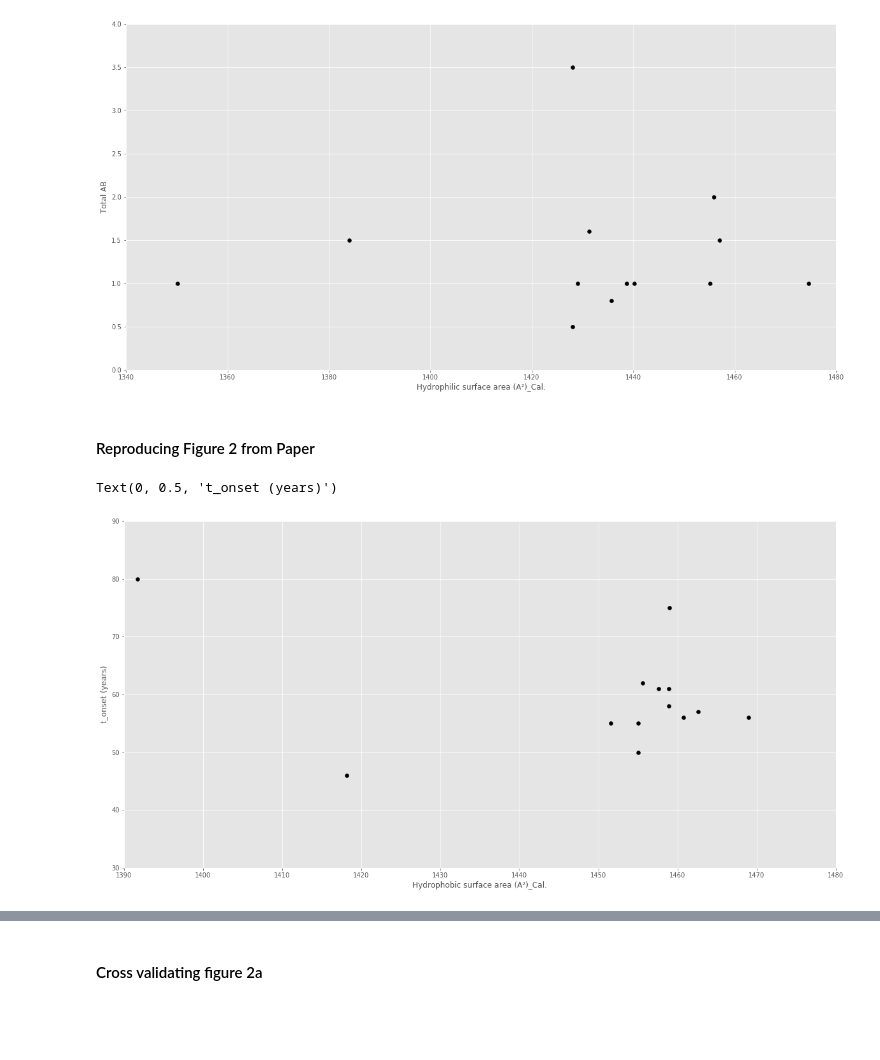
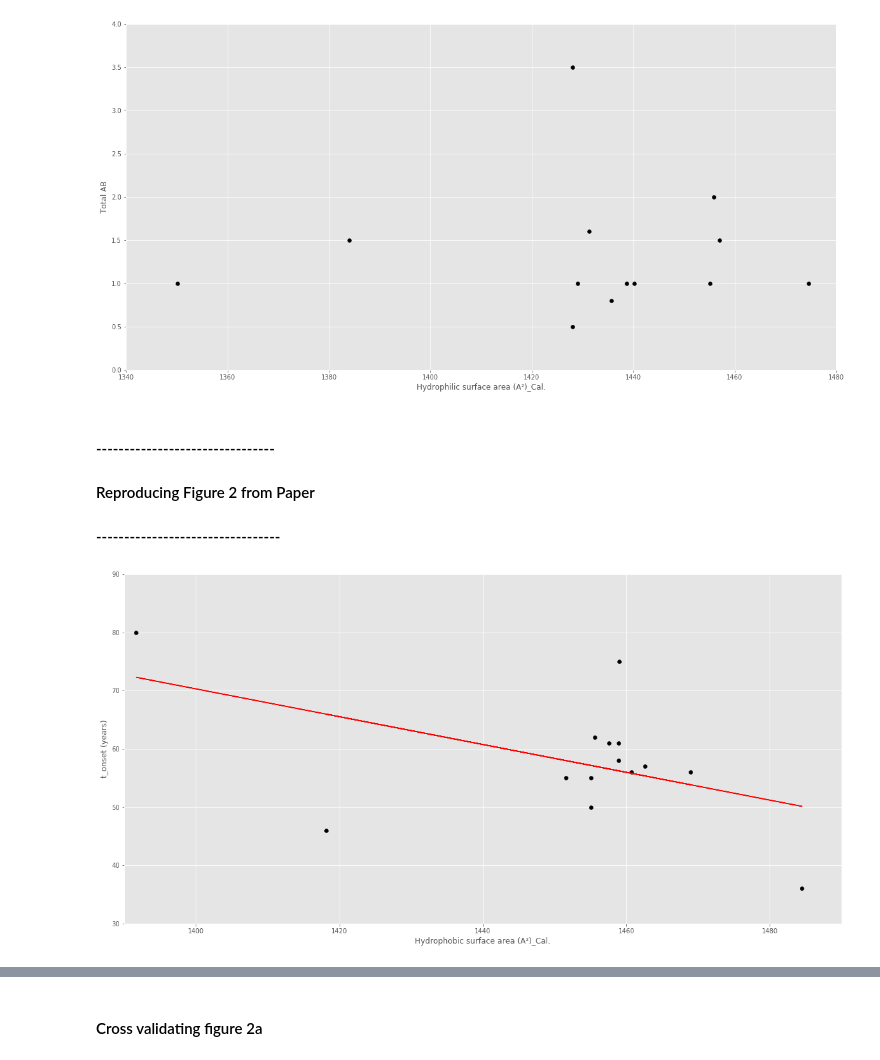
Before and after one commit to 188-project/Amyloid-Beta-Final-Project, a Jupyter notebook: 3-9 Final Project Amyloid Beta.ipynb, the cells around one changed output, grey strips where cells are left out. Drawn from its saved outputs; the diff is of its cells as text; code cells hidden in the pictures; blank space fills up the shorter version.

```diff
--- a/3-9 Final Project Amyloid Beta.ipynb
+++ b/3-9 Final Project Amyloid Beta.ipynb
@@ -173,9 +173,9 @@ assert(np.all(least_sq(residuals_OLS, guess_params_dummy, args_LS = (x_dummy, y_
 def generate_linear_model(x_GM, y_GM, guess_params_GM, residuals_GM):
     beta_GM = least_sq(residuals_GM, guess_params_GM, args_LS = (x_GM, y_GM))
     y_model_GM = beta_GM[0] * x_GM + beta_GM[1]
-    return y_model_GM
+    return [y_model_GM, beta_GM]
 
-assert(np.all(generate_linear_model(x_dummy, y_dummy, guess_params_dummy, residuals_OLS) == x_dummy))
+assert(np.all(generate_linear_model(x_dummy, y_dummy, guess_params_dummy, residuals_OLS)[0] == x_dummy))
 # %%
 # Create a function for generating a cubic model
 def cubic_model(x_CM, params_CM):
@@ -741,4 +765,18 @@ plt.ylabel('Total AB')
 Text(0, 0.5, 'Total AB')
 [figure]
 # %% [markdown]
+#### --------------------------------
 #### Reproducing Figure 2 from Paper
+#### ---------------------------------
+# %%
+def rearrange_data(array, first_point, second_point, third_point):
+    new_data = []
+    for i in range(len(array)):
+        new_data.append(array[i])
+
+    new_data.append(first_point)
+    new_data.append(second_point)
+    new_data.append(third_point)
+
+
+    return np.asarray(new_data)
@@ -745,34 +856,28 @@ Text(0, 0.5, 'Total AB')
 # %%
 #Figure 2a
-_1IYT_hydrophobic_SAS_subset_1 = _1IYT_hydrophobic_SAS[0:11]
-_1IYT_t_onset_subset_1 = _1IYT_t_onset[0:11]
-
-_1IYT_hydrophobic_SAS_E22K = _1IYT_hydrophobic_SAS[10]
-_1IYT_t_onset_E22K = _1IYT_t_onset[11]
-
-_1IYT_hydrophobic_SAS_E22Q = _1IYT_hydrophobic_SAS[11]
-_1IYT_t_onset_E22Q = _1IYT_t_onset[10]
-
-_1IYT_hydrophobic_SAS_D23N = _1IYT_hydrophobic_SAS[12]
-_1IYT_t_onset_D23N = _1IYT_t_onset[12]
 
 #Plot data
 plt.figure(figsize = (20, 10))
-plt.scatter(_1IYT_hydrophobic_SAS_subset_1, _1IYT_t_onset_subset_1, c = 'k')
-plt.scatter(_1IYT_hydrophobic_SAS_E22K, _1IYT_t_onset_E22K, c = 'k')
-plt.scatter(_1IYT_hydrophobic_SAS_E22Q, _1IYT_t_onset_E22Q, c = 'k')
-plt.scatter(_1IYT_hydrophobic_SAS_D23N, _1IYT_t_onset_D23N, c = 'k')
+plt.scatter(AllHydrophobicSASFig2a, AllTOnsetFig2a, c = 'k')
+
+# Generate Linear Model
+guess_params_fig_2a = [-4, 300]
+model_fig_2a = generate_linear_model(AllHydrophobicSASFig2a, AllTOnsetFig2a, guess_params_fig_2a, residuals_OLS)
+
+# Plot Models
+plt.plot(AllHydrophobicSASFig2a, model_fig_2a[0], c = 'r')
 
 #Set axis limits
 axis = plt.gca()
-axis.set_xlim([1390,1480])
+axis.set_xlim([1390,1490])
 axis.set_ylim([30,90])
 
 #Labels
 plt.xlabel('Hydrophobic surface area (A²)_Cal.')
 plt.ylabel('t_onset (years)')
+
+plt.show()
 # %% [output]
-Text(0, 0.5, 't_onset (years)')
-[figure, old version]
+[figure, new version]
 # %%
 #Figure 2b
```
Also changed, not shown: parts of 20 cells of this notebook.
